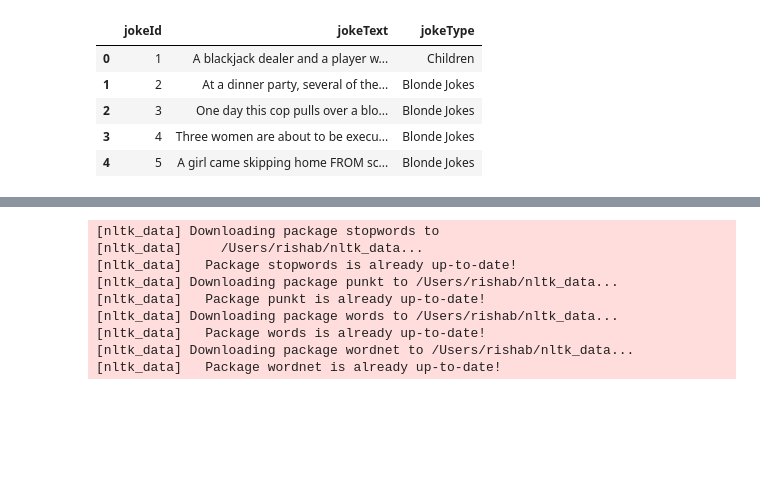
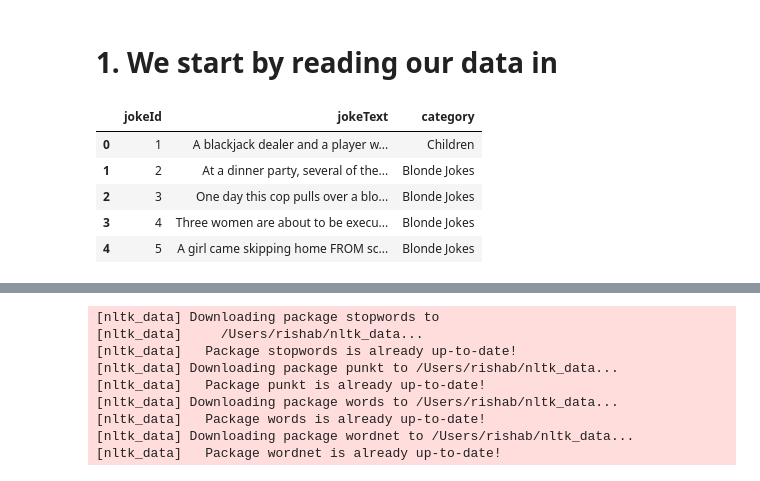
Before and after one commit to rishsanyal/comedian, a Jupyter notebook: comedian.ipynb, the cells around one changed output, grey strips where cells are left out. Drawn from its saved outputs; the diff is of its cells as text; code cells hidden in the pictures; blank space fills up the shorter version.

Commit message:
Adding user dataframe

```diff
--- a/comedian.ipynb
+++ b/comedian.ipynb
@@ -1,3 +1,5 @@
+# %% [markdown]
+# 1. We start by reading our data in
 # %%
 import pandas as pd
 import numpy as np
@@ -19,11 +21,14 @@ jester_joke_ratings = pd.read_csv('datasets/jester_ratings.csv')
 # reddit_joke_data = reddit_jokes[['jokeId', 'jokeText']]
 # %%
 ## Read stupidstuff.json and unify the format for the joke data
-stupidstuff_jokes = pd.read_json('datasets/stupidstuff.json')
+stupidstuff_jokes = pd.read_csv('datasets/stupidstuff_shuffled.json')
 
-stupidstuff_jokes['jokeId'] = stupidstuff_jokes['id']
-stupidstuff_jokes['jokeText'] = stupidstuff_jokes['body']
-stupidstuff_jokes['category'] = stupidstuff_jokes['category']
-
-stupidstuff_joke_data = stupidstuff_jokes[['jokeId', 'jokeText', 'category']]
+stupidstuff_joke_data.head()
+# %% [output]
+|  | jokeId | jokeText | category |
+| 0 | 1 | A blackjack dealer and a player w... | Children |
+| 1 | 2 | At a dinner party, several of the... | Blonde Jokes |
+| 2 | 3 | One day this cop pulls over a blo... | Blonde Jokes |
+| 3 | 4 | Three women are about to be execu... | Blonde Jokes |
+| 4 | 5 | A girl came skipping home FROM sc... | Blonde Jokes |
 # %%
@@ -45,9 +45,0 @@ df = df[df['jokeText'] != ""]
-# %%
-stupidstuff_joke_data.head()
-# %% [output]
-|  | jokeId | jokeText | jokeType |
-| 0 | 1 | A blackjack dealer and a player w... | Children |
-| 1 | 2 | At a dinner party, several of the... | Blonde Jokes |
-| 2 | 3 | One day this cop pulls over a blo... | Blonde Jokes |
-| 3 | 4 | Three women are about to be execu... | Blonde Jokes |
-| 4 | 5 | A girl came skipping home FROM sc... | Blonde Jokes |
```
Also changed, not shown: parts of 6 cells of this notebook.
